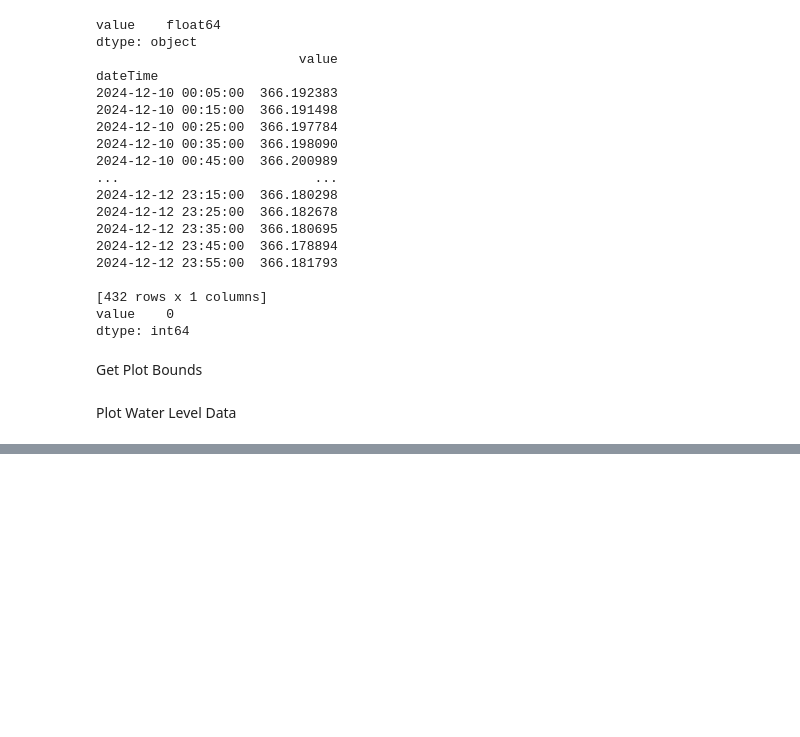
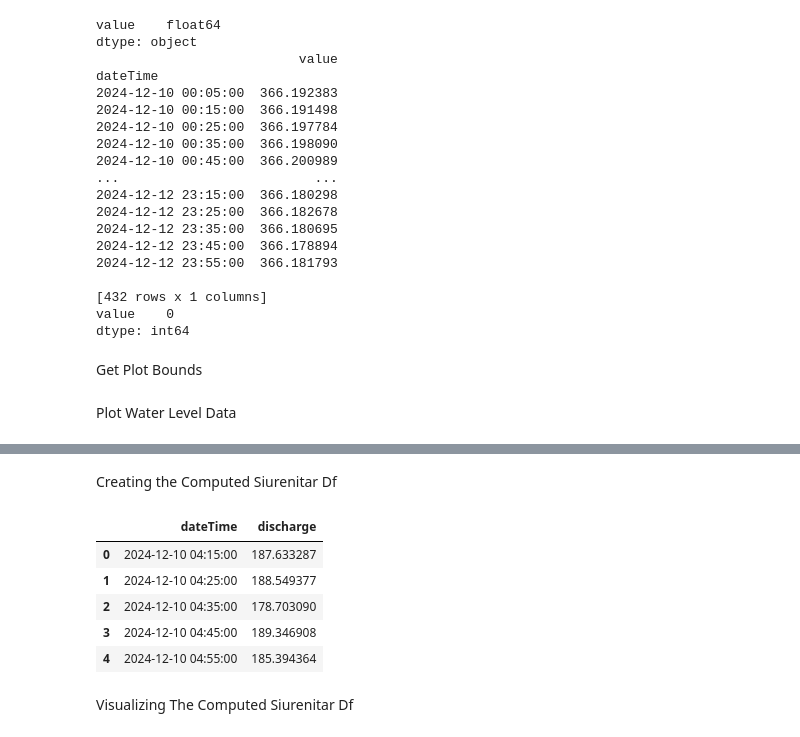
Before and after one commit to Aryanlivi/RTS_Intern, a Jupyter notebook: Forecast/PredictSiurenitar.ipynb, the cells around one changed output, grey strips where cells are left out. Cells and saved outputs as stored; diff of their text form; code cells hidden in the pictures; blank space fills up the shorter version.

```diff
--- a/Forecast/PredictSiurenitar.ipynb
+++ b/Forecast/PredictSiurenitar.ipynb
@@ -115,0 +178,5 @@ plt.show()
+# %%
+distance_galchi_siurenitar=30000
+distance_buddhi_siurenitar=18500
+wl_galchi_dec10_dec12['time_lag_hr']=  wl_galchi_dec10_dec12['mean_velocity'].apply(lambda vel: calcualte_time_lag_min(distance_galchi_siurenitar, vel))
+wl_buddhi_dec10_dec12['time_lag_hr']= wl_buddhi_dec10_dec12['mean_velocity'].apply(lambda vel: calcualte_time_lag_min(distance_buddhi_siurenitar, vel))
@@ -115,0 +185,7 @@ plt.show()
+# %%
+def create_shifted_df(df):
+    shifted_data = [
+    {'dateTime': index + pd.DateOffset(hours=lag), 'discharge': discharge}
+    for index, lag, discharge in zip(df.index, df['time_lag_hr'], df['discharge'])
+]
+    return pd.DataFrame(shifted_data)
@@ -115,0 +194,6 @@ plt.show()
+# %%
+shifted_galchi=create_shifted_df(wl_galchi_dec10_dec12)
+shifted_buddhi=create_shifted_df(wl_buddhi_dec10_dec12)
+print(shifted_galchi.head())
+print('--------')
+print(shifted_buddhi.head())
@@ -115,0 +202,10 @@ plt.show()
+# %%
+merged_df = pd.merge(shifted_galchi, shifted_buddhi, on='dateTime', how='outer', suffixes=('_galchi', '_buddhi'))
+
+# Fill NaN with 0 and add the columns
+merged_df['discharge'] = merged_df['discharge_galchi'].fillna(0) + merged_df['discharge_buddhi'].fillna(0)
+
+# Set 'discharge' to NaN if both columns are NaN
+for index, row in merged_df.iterrows():
+    if pd.isna(row['discharge_galchi']) and pd.isna(row['discharge_buddhi']):
+        merged_df.at[index, 'discharge'] = np.nan
@@ -115,0 +217,14 @@ plt.show()
+# %% [markdown]
+Creating the Computed Siurenitar Df
+# %%
+computed_siurenitar_df = merged_df[['dateTime', 'discharge']]
+computed_siurenitar_df.head()
+# %% [output]
+|  | dateTime | discharge |
+| 0 | 2024-12-10 04:15:00 | 187.633287 |
+| 1 | 2024-12-10 04:25:00 | 188.549377 |
+| 2 | 2024-12-10 04:35:00 | 178.703090 |
+| 3 | 2024-12-10 04:45:00 | 189.346908 |
+| 4 | 2024-12-10 04:55:00 | 185.394364 |
+# %% [markdown]
+Visualizing The Computed Siurenitar Df
```
Also changed, not shown: parts of 18 cells of this notebook, 2 other files.
